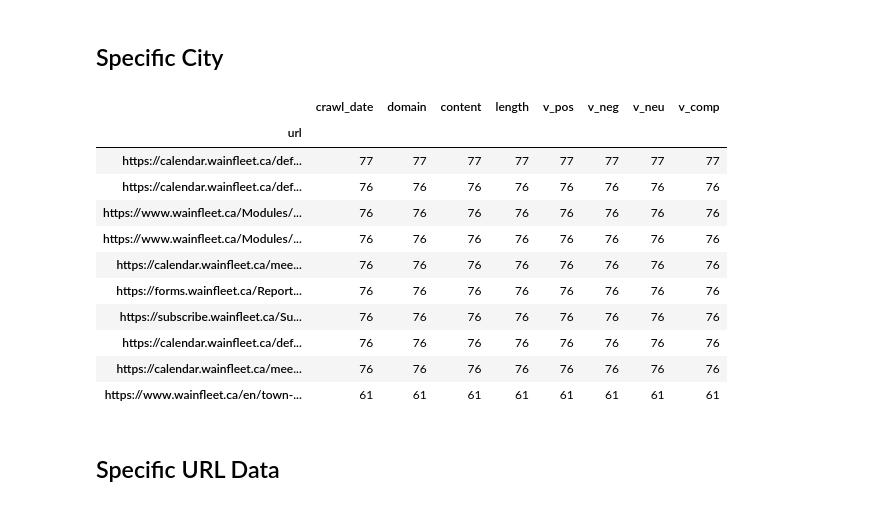
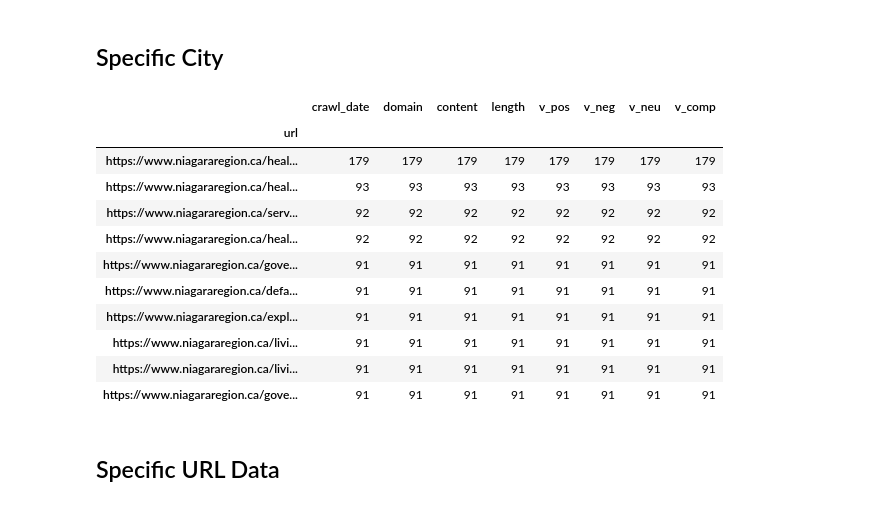
Before and after one commit to BrockDSL/ARCH_Data_Explore, a Jupyter notebook: Muni_Data_Explore_and_Export.ipynb, the cells around one changed output. Saved outputs shown, nothing was run; the diff lists cells and outputs as text; code cells hidden in the pictures.

```diff
--- a/Muni_Data_Explore_and_Export.ipynb
+++ b/Muni_Data_Explore_and_Export.ipynb
@@ -120,27 +120,27 @@ plt.show()
 # %%
 #@title Specific City Data
 #@markdown Pick a city to see data just from it. URLs are sorted from most frequent to least
-Selected = "wainfleet.ca" #@param ["notl.com", "stcatharines.ca", "niagarafalls.ca","lincoln.ca","forterie.ca","grimsby.ca","portcolborne.ca","thorold.ca","welland.ca","westlincoln.ca","wainfleet.ca", "pelham.ca"] {allow-input: true}
+Selected = "niagararegion.ca" #@param ["niagararegion.ca","notl.com", "stcatharines.ca", "niagarafalls.ca","lincoln.ca","forterie.ca","grimsby.ca","portcolborne.ca","thorold.ca","welland.ca","westlincoln.ca","wainfleet.ca", "pelham.ca"] {allow-input: true}
 #@markdown How many URLs to show
 Count = 10  #@param {type: "slider", min: 1, max: 50}
 
 #@markdown Be sure to hit the *run* button to confirm your selection
 
 city_data = archive_data[archive_data.domain == Selected]
 city_data.groupby("url").count().sort_values(by="crawl_date",ascending=False)[0:Count]
 # %% [output]
 |  | crawl_date | domain | content | length | v_pos | v_neg | v_neu | v_comp |
 | url |  |  |  |  |  |  |  |  |
-| https://calendar.wainfleet.ca/def... | 77 | 77 | 77 | 77 | 77 | 77 | 77 | 77 |
-| https://calendar.wainfleet.ca/def... | 76 | 76 | 76 | 76 | 76 | 76 | 76 | 76 |
-| https://www.wainfleet.ca/Modules/... | 76 | 76 | 76 | 76 | 76 | 76 | 76 | 76 |
-| https://www.wainfleet.ca/Modules/... | 76 | 76 | 76 | 76 | 76 | 76 | 76 | 76 |
-| https://calendar.wainfleet.ca/mee... | 76 | 76 | 76 | 76 | 76 | 76 | 76 | 76 |
-| https://forms.wainfleet.ca/Report... | 76 | 76 | 76 | 76 | 76 | 76 | 76 | 76 |
-| https://subscribe.wainfleet.ca/Su... | 76 | 76 | 76 | 76 | 76 | 76 | 76 | 76 |
-| https://calendar.wainfleet.ca/def... | 76 | 76 | 76 | 76 | 76 | 76 | 76 | 76 |
-| https://calendar.wainfleet.ca/mee... | 76 | 76 | 76 | 76 | 76 | 76 | 76 | 76 |
-| https://www.wainfleet.ca/en/town-... | 61 | 61 | 61 | 61 | 61 | 61 | 61 | 61 |
+| https://www.niagararegion.ca/heal... | 179 | 179 | 179 | 179 | 179 | 179 | 179 | 179 |
+| https://www.niagararegion.ca/heal... | 93 | 93 | 93 | 93 | 93 | 93 | 93 | 93 |
+| https://www.niagararegion.ca/serv... | 92 | 92 | 92 | 92 | 92 | 92 | 92 | 92 |
+| https://www.niagararegion.ca/heal... | 92 | 92 | 92 | 92 | 92 | 92 | 92 | 92 |
+| https://www.niagararegion.ca/gove... | 91 | 91 | 91 | 91 | 91 | 91 | 91 | 91 |
+| https://www.niagararegion.ca/defa... | 91 | 91 | 91 | 91 | 91 | 91 | 91 | 91 |
+| https://www.niagararegion.ca/expl... | 91 | 91 | 91 | 91 | 91 | 91 | 91 | 91 |
+| https://www.niagararegion.ca/livi... | 91 | 91 | 91 | 91 | 91 | 91 | 91 | 91 |
+| https://www.niagararegion.ca/livi... | 91 | 91 | 91 | 91 | 91 | 91 | 91 | 91 |
+| https://www.niagararegion.ca/gove... | 91 | 91 | 91 | 91 | 91 | 91 | 91 | 91 |
 # %% [markdown]
 ## Specific URL Data
 # %%
```
Also changed, not shown: parts of 5 cells of this notebook.
